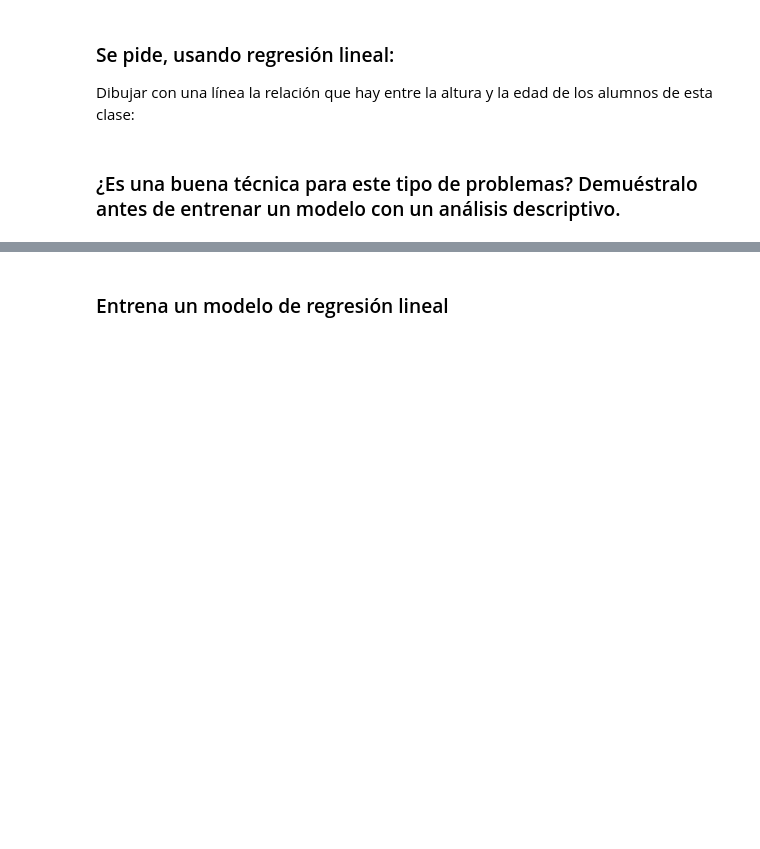
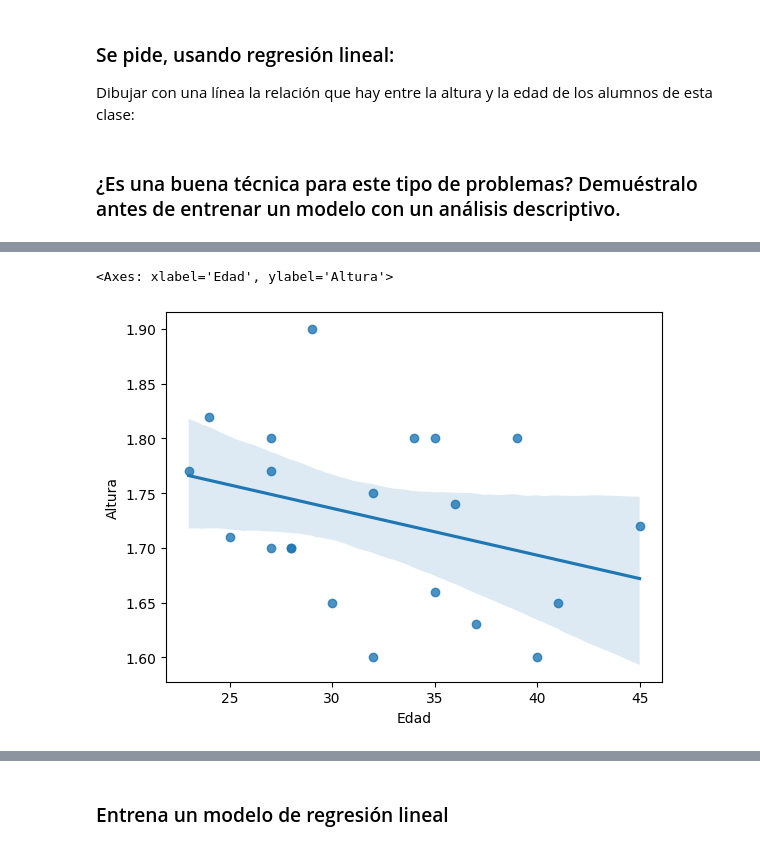
Before and after one commit to angelrodnah/2309_dsft_thebridge, a Jupyter notebook: 3-Machine_Learning/1-Supervisado/1-Regression/1-Linear_Regression/ejercicios/1 Height.ipynb, the cells around one changed output, grey strips where cells are left out. Cells and saved outputs as stored; diff of their text form; code cells hidden in the pictures; blank space fills up the shorter version.

```diff
--- a/3-Machine_Learning/1-Supervisado/1-Regression/1-Linear_Regression/ejercicios/1 Height.ipynb
+++ b/3-Machine_Learning/1-Supervisado/1-Regression/1-Linear_Regression/ejercicios/1 Height.ipynb
@@ -28,0 +86,7 @@ lista_alumnos = [("Leonardo S", 24, 1.82),
+# %%
+import seaborn as sns
+
+sns.regplot(data=df, x="Edad", y="Altura")
+# %% [output]
+<Axes: xlabel='Edad', ylabel='Altura'>
+[figure, added]
```
Also changed, not shown: parts of 29 cells of this notebook.
